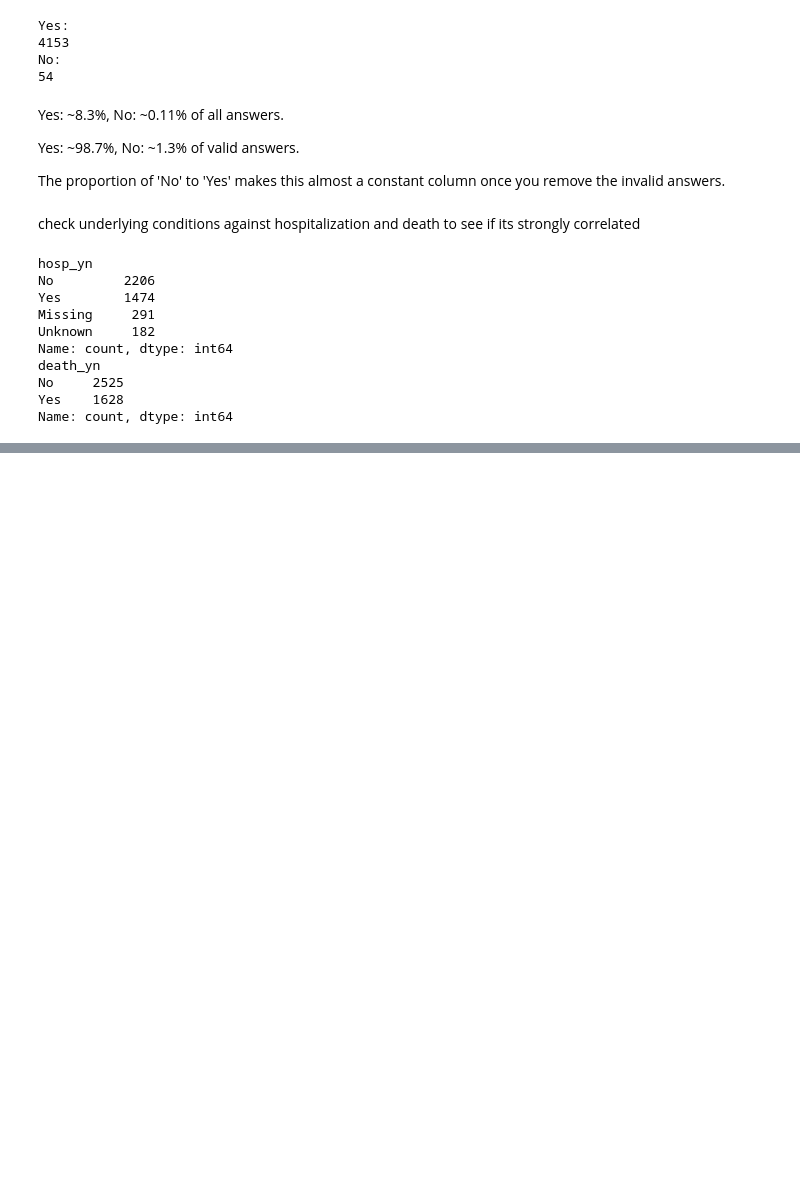
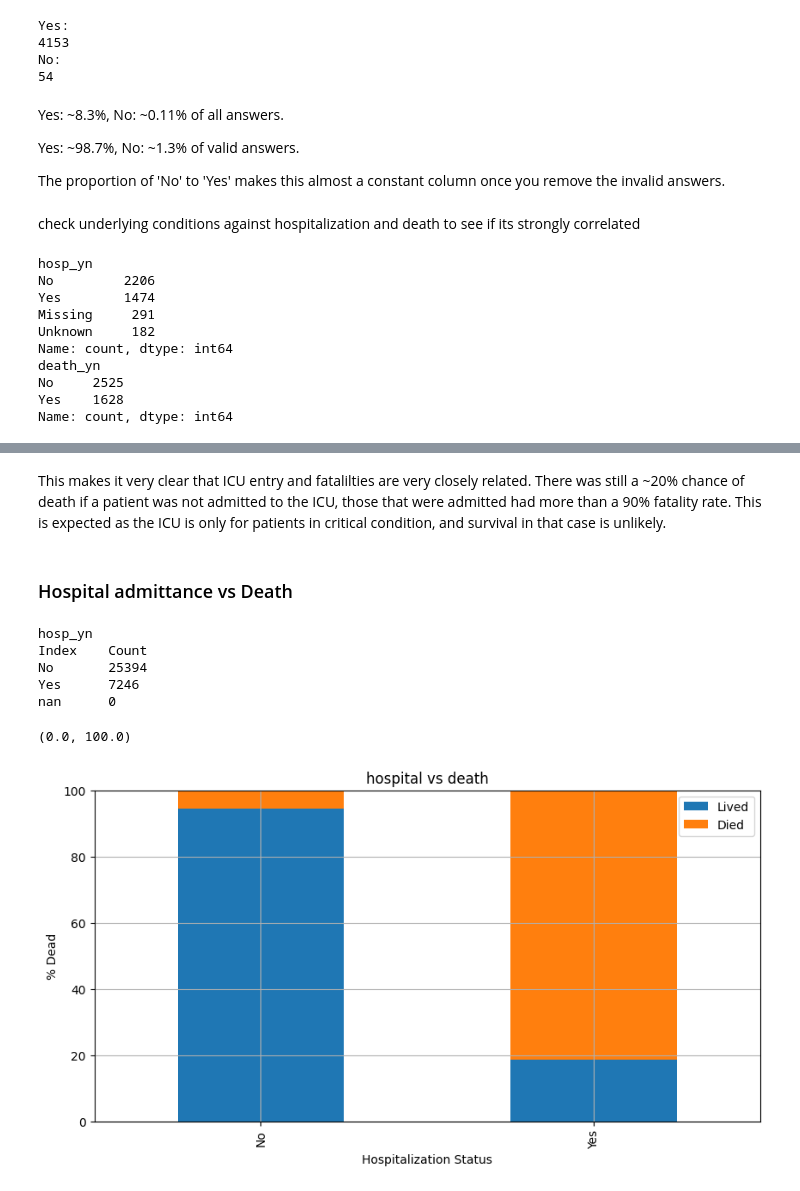
Before and after one commit to Southwick-Adam/CovidDataAnalysis, a Jupyter notebook: 2023-Homework1-Notebook.ipynb, the cells around one changed output, grey strips where cells are left out. Drawn from its saved outputs; the diff is of its cells as text; code cells hidden in the pictures; blank space fills up the shorter version.

```diff
--- a/2023-Homework1-Notebook.ipynb
+++ b/2023-Homework1-Notebook.ipynb
@@ -838,0 +963,45 @@ The results of my correlation test with hosp_yn and death_yn arent very conclusi
+# %% [markdown]
+This makes it very clear that ICU entry and fatalilties are very closely related. There was still a ~20% chance of death if a patient was not admitted to the ICU, those that were admitted had more than a 90% fatality rate. This is expected as the ICU is only for patients in critical condition, and survival in that case is unlikely.
+# %% [markdown]
+### Hospital admittance vs Death
+# %%
+#Using code from the module lab
+death = pd.unique(df["hosp_yn"].ravel())
+
+# add new column and set values to zero
+df['percent'] = 0
+
+#print header
+print("hosp_yn")
+print("Index \t Count")
+
+# for each delinquency category
+for i in death:
+
+    count = df[df["hosp_yn"] == i].count()['death_yn']
+    count_percentage = (1 / count) * 100
+
+    # print out index vs count
+    print(i, "\t", count)
+
+    index_list = df[df['hosp_yn'] == i].index.tolist()
+    for ind in index_list:
+        df.loc[ind, 'percent'] = count_percentage
+
+group = df[['percent','hosp_yn','death_yn']].groupby(['hosp_yn','death_yn']).sum()
+
+my_plot = group.unstack().plot(kind='bar', stacked=True, title="hospital vs death", figsize=(10,5), grid=True)
+
+my_plot.legend(["Lived", "Died"])
+
+my_plot.set_xlabel("Hospitalization Status")
+my_plot.set_ylabel("% Dead")
+my_plot.set_ylim([0,100])
+# %% [output]
+hosp_yn
+Index    Count
+No       25394
+Yes      7246
+nan      0
+(0.0, 100.0)
+[figure, added]
```
Also changed, not shown: parts of 50 cells of this notebook, 4 other files.
